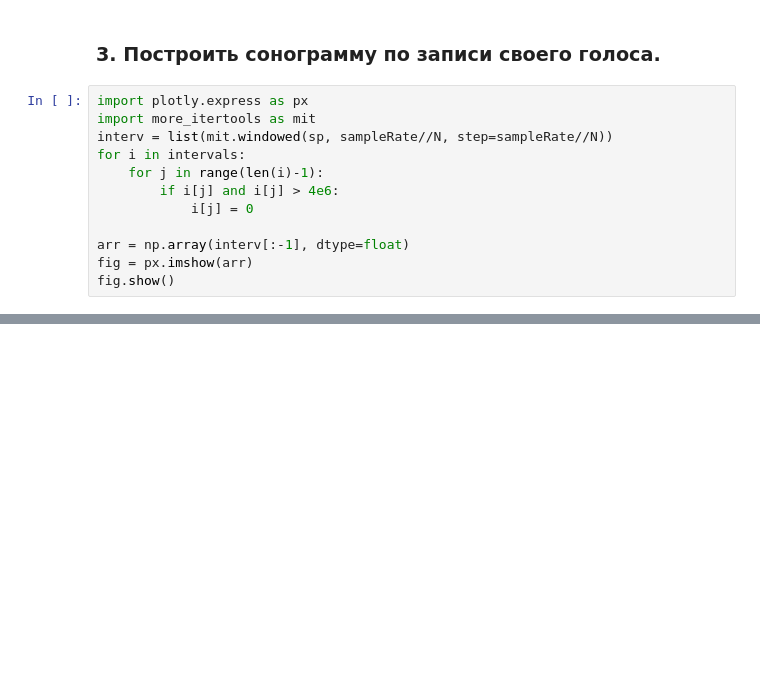
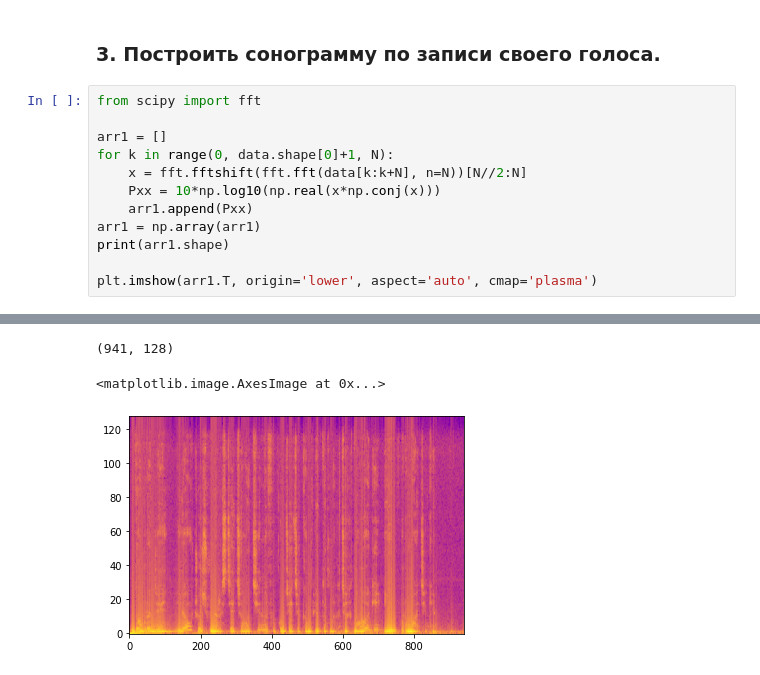
Before and after one commit to oorschnai/Math_Packages, a Jupyter notebook: lab2/lab2.ipynb, the cells around one changed output, grey strips where cells are left out. Saved outputs shown, nothing was run; the diff lists cells and outputs as text; blank space fills up the shorter version.

```diff
--- a/lab2/lab2.ipynb
+++ b/lab2/lab2.ipynb
@@ -109,15 +109,15 @@ plt.plot(F3, color = "orange");
 # %% [markdown]
 ### 3. Построить сонограмму по записи своего голоса.
 # %%
-import plotly.express as px
-import more_itertools as mit
-interv = list(mit.windowed(sp, sampleRate//N, step=sampleRate//N))
-for i in intervals:
-    for j in range(len(i)-1):
-        if i[j] and i[j] > 4e6:
-            i[j] = 0
+from scipy import fft
 
-arr = np.array(interv[:-1], dtype=float)
-fig = px.imshow(arr)
-fig.show()
+arr1 = []
+for k in range(0, data.shape[0]+1, N):
+    x = fft.fftshift(fft.fft(data[k:k+N], n=N))[N//2:N]
+    Pxx = 10*np.log10(np.real(x*np.conj(x)))
+    arr1.append(Pxx)
+arr1 = np.array(arr1)
+print(arr1.shape)
+
+plt.imshow(arr1.T, origin='lower', aspect='auto', cmap='plasma')
 # %% [output]
@@ -124,0 +124,3 @@ fig.show()
+(941, 128)
+<matplotlib.image.AxesImage at 0x...>
+[figure, added]
```
Also changed, not shown: parts of 1 cell of this notebook.
